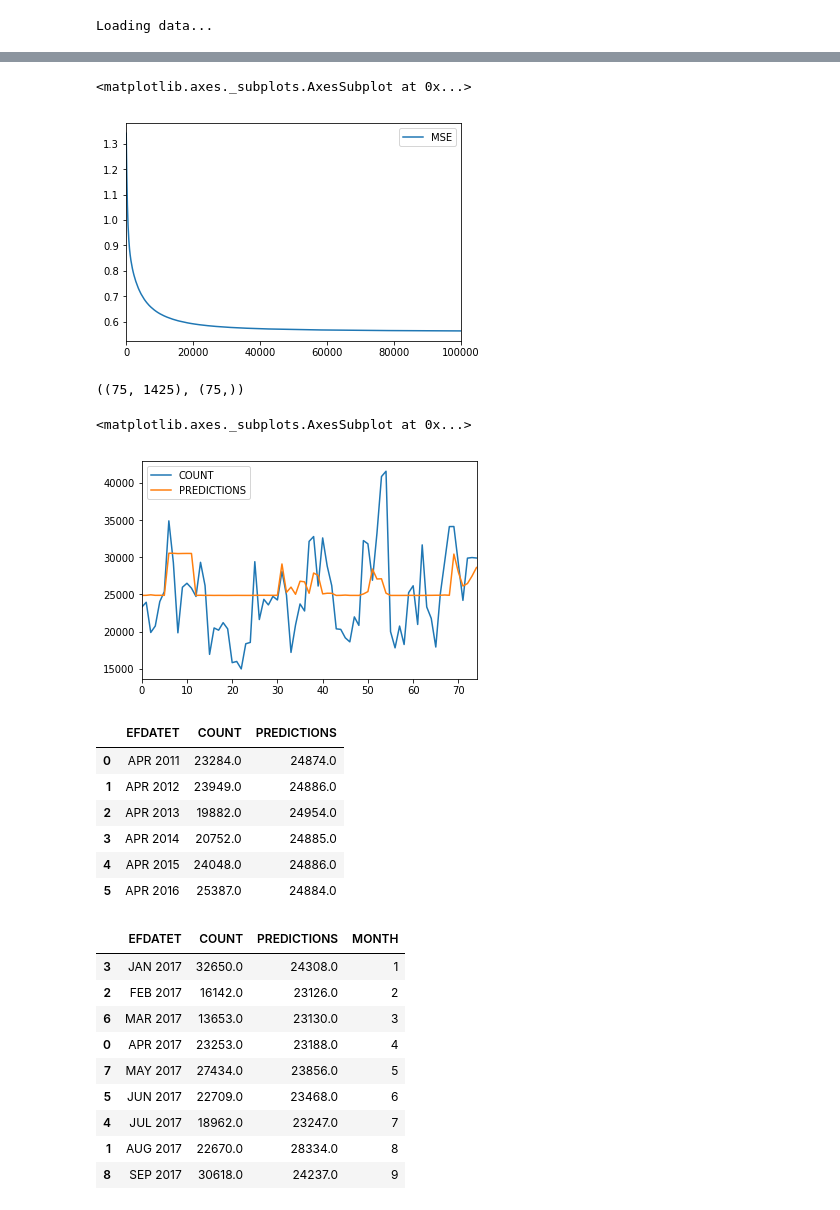
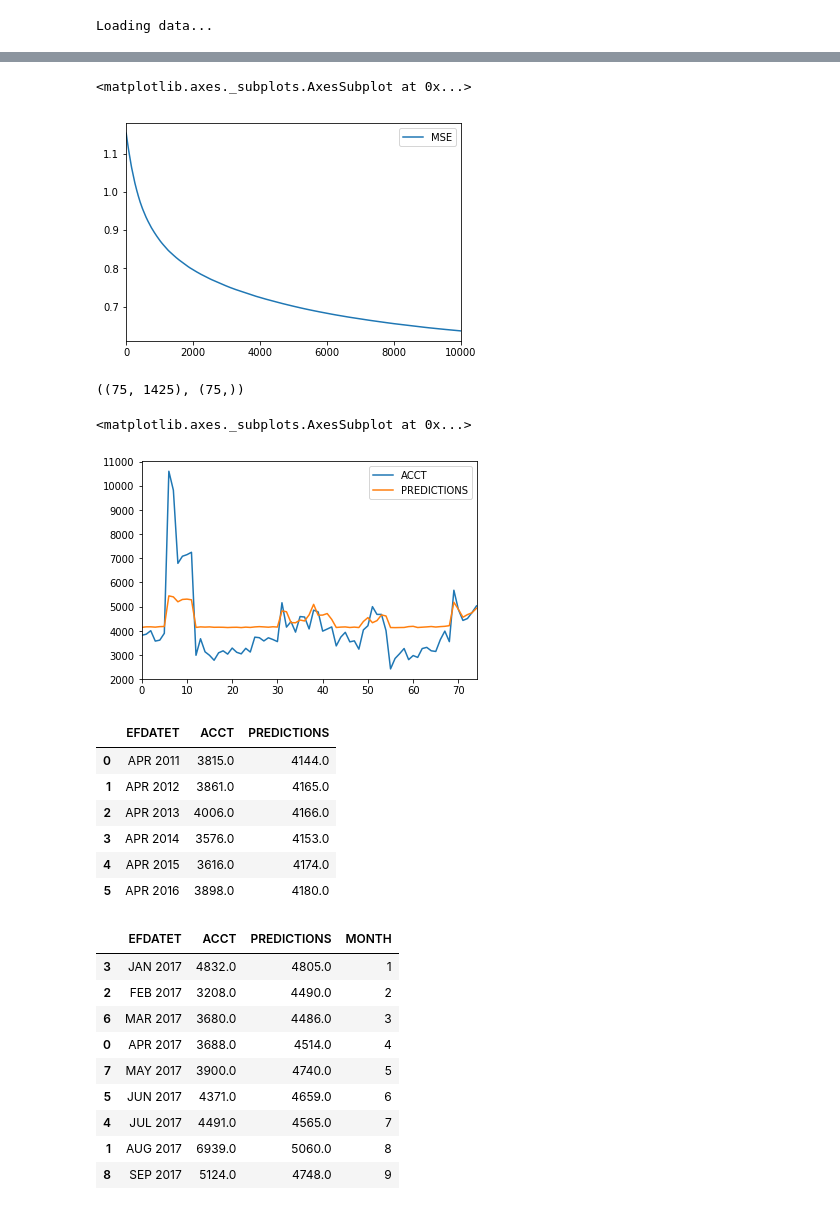
Before and after one commit to dkyol/People_Analytics, a Jupyter notebook: MultiLayer_Perceptron_SparseData.ipynb, the cells around one changed output, grey strips where cells are left out. Drawn from its saved outputs; the diff is of its cells as text; code cells hidden in the pictures.

Commit message:
Updated distribution parameters of labels
Changes reflected in graphs of predictions

```diff
--- a/MultiLayer_Perceptron_SparseData.ipynb
+++ b/MultiLayer_Perceptron_SparseData.ipynb
@@ -9,12 +9,12 @@ import sys
 
 #accensions and seperations raw data files
 
-accData = 'C:/.../Model_Development/Data/ACC/ACCDATA_FY2011-2017.TXT'
-sepData = 'C:/.../Model_Development/Data/SEP/SEPDATA_FY2011-2017.TXT'
+accData = 'C:/Users/604070/Desktop/Files/Performance/OPM_HR_Analytics/Model_Development/Data/ACC/ACCDATA_FY2011-2017.TXT'
+sepData = 'C:/Users/604070/Desktop/Files/Performance/OPM_HR_Analytics/Model_Development/Data/SEP/SEPDATA_FY2011-2017.TXT'
 
 # reference/dimension tables
 
-refData = 'C:/.../Model_Development/Data/REF_Tables/*'
+refData = 'C:/Users/604070/Desktop/Files/Performance/OPM_HR_Analytics/Model_Development/Data/REF_Tables/*'
 
 
 def load_emp_fact():
@@ -398,7 +398,7 @@ loss = []
 n = 75
 
 # number of training iterations
-cycles = 100000
+cycles = 10000
 for i in range(cycles):
     df_X = pd.DataFrame.from_records(train_X)
     batch = np.random.choice(df_X.index, size = n)
@@ -420,7 +420,7 @@ df_loss = pd.DataFrame(loss, columns= ['MSE'])
 df_loss.plot()
 # %% [output]
 <matplotlib.axes._subplots.AxesSubplot at 0x...>
-[figure, old version]
+[figure, new version]
 # %%
 #Batch sizes
 train_X[batch].shape, train_y[batch].shape
@@ -431,11 +431,11 @@ def plot_predictions(df_raw, df_normal, features):
 
     df_original = df_raw.groupby('EFDATET').sum()
 
-    mean = df_original.COUNT.mean()
+    mean = df_original.ACCT.mean()
 
-    std = df_original.COUNT.std()
+    std = df_original.ACCT.std()
 
-    actuals = df_normal.COUNT * (std + 1) + mean
+    actuals = df_normal.ACCT * (std + 1) + mean
 
     predictions = model.run_model(features)
 
@@ -451,20 +451,20 @@ train_table = plot_predictions(train, train_normal, train_X)
 # %%
 #prediction on the training set should cause overfitting
 
-train_table[['EFDATET', 'COUNT', 'PREDICTIONS']].plot()
+train_table[['EFDATET', 'ACCT', 'PREDICTIONS']].plot()
 # %% [output]
 <matplotlib.axes._subplots.AxesSubplot at 0x...>
-[figure, old version]
+[figure, new version]
 # %%
 train_table[:6]
 # %% [output]
-|  | EFDATET | COUNT | PREDICTIONS |
-| 0 | APR 2011 | 23284.0 | 24874.0 |
-| 1 | APR 2012 | 23949.0 | 24886.0 |
-| 2 | APR 2013 | 19882.0 | 24954.0 |
-| 3 | APR 2014 | 20752.0 | 24885.0 |
-| 4 | APR 2015 | 24048.0 | 24886.0 |
-| 5 | APR 2016 | 25387.0 | 24884.0 |
+|  | EFDATET | ACCT | PREDICTIONS |
+| 0 | APR 2011 | 3815.0 | 4144.0 |
+| 1 | APR 2012 | 3861.0 | 4165.0 |
+| 2 | APR 2013 | 4006.0 | 4166.0 |
+| 3 | APR 2014 | 3576.0 | 4153.0 |
+| 4 | APR 2015 | 3616.0 | 4174.0 |
+| 5 | APR 2016 | 3898.0 | 4180.0 |
 # %%
 test_x, test_y, test_normal = normalize(test)
 # %%
@@ -475,16 +475,16 @@ test_table['MONTH'] = pd.DatetimeIndex(test_table['EFDATET']).month
 test_table.sort_values(by = ['MONTH'], inplace = True)
 test_table
 # %% [output]
-|  | EFDATET | COUNT | PREDICTIONS | MONTH |
-| 3 | JAN 2017 | 32650.0 | 24308.0 | 1 |
-| 2 | FEB 2017 | 16142.0 | 23126.0 | 2 |
-| 6 | MAR 2017 | 13653.0 | 23130.0 | 3 |
-| 0 | APR 2017 | 23253.0 | 23188.0 | 4 |
-| 7 | MAY 2017 | 27434.0 | 23856.0 | 5 |
-| 5 | JUN 2017 | 22709.0 | 23468.0 | 6 |
-| 4 | JUL 2017 | 18962.0 | 23247.0 | 7 |
-| 1 | AUG 2017 | 22670.0 | 28334.0 | 8 |
-| 8 | SEP 2017 | 30618.0 | 24237.0 | 9 |
+|  | EFDATET | ACCT | PREDICTIONS | MONTH |
+| 3 | JAN 2017 | 4832.0 | 4805.0 | 1 |
+| 2 | FEB 2017 | 3208.0 | 4490.0 | 2 |
+| 6 | MAR 2017 | 3680.0 | 4486.0 | 3 |
+| 0 | APR 2017 | 3688.0 | 4514.0 | 4 |
+| 7 | MAY 2017 | 3900.0 | 4740.0 | 5 |
+| 5 | JUN 2017 | 4371.0 | 4659.0 | 6 |
+| 4 | JUL 2017 | 4491.0 | 4565.0 | 7 |
+| 1 | AUG 2017 | 6939.0 | 5060.0 | 8 |
+| 8 | SEP 2017 | 5124.0 | 4748.0 | 9 |
 # %%
 #Predictions of data ~ test data inverval (Jan 2017 - Sep 2017)
 
```
Also changed, not shown: parts of 3 cells of this notebook.
